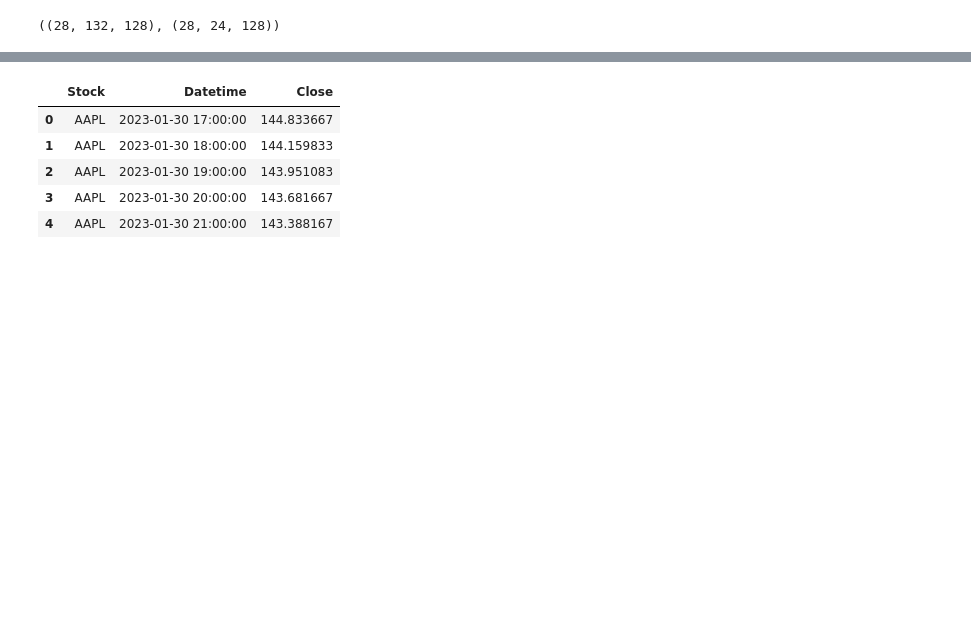
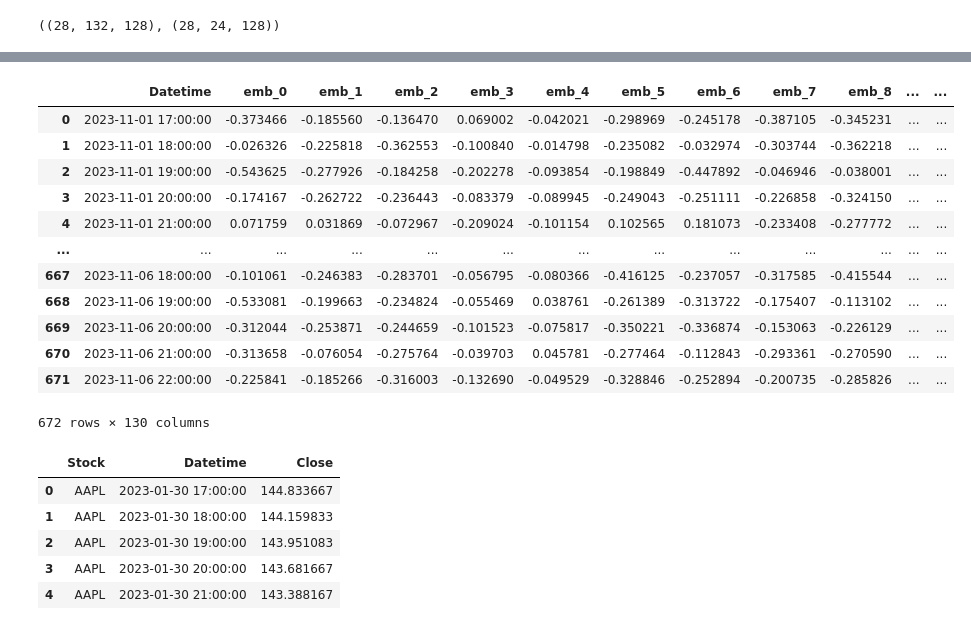
Before and after one commit to petrsokerin/Stock_Embedding, a Jupyter notebook: notebooks/TS2Vec.ipynb, the cells around one changed output, grey strips where cells are left out. Cells and saved outputs as stored; diff of their text form; code cells hidden in the pictures; blank space fills up the shorter version.

```diff
--- a/notebooks/TS2Vec.ipynb
+++ b/notebooks/TS2Vec.ipynb
@@ -363,3 +257,19 @@ X_train.head()
+# %%
+X_test
+# %% [output]
+|  | Datetime | emb_0 | emb_1 | emb_2 | emb_3 | emb_4 | emb_5 | emb_6 | emb_7 | emb_8 | ... | ... |
+| 0 | 2023-11-01 17:00:00 | -0.373466 | -0.185560 | -0.136470 | 0.069002 | -0.042021 | -0.298969 | -0.245178 | -0.387105 | -0.345231 | ... | ... |
+| 1 | 2023-11-01 18:00:00 | -0.026326 | -0.225818 | -0.362553 | -0.100840 | -0.014798 | -0.235082 | -0.032974 | -0.303744 | -0.362218 | ... | ... |
+| 2 | 2023-11-01 19:00:00 | -0.543625 | -0.277926 | -0.184258 | -0.202278 | -0.093854 | -0.198849 | -0.447892 | -0.046946 | -0.038001 | ... | ... |
+| 3 | 2023-11-01 20:00:00 | -0.174167 | -0.262722 | -0.236443 | -0.083379 | -0.089945 | -0.249043 | -0.251111 | -0.226858 | -0.324150 | ... | ... |
+| 4 | 2023-11-01 21:00:00 | 0.071759 | 0.031869 | -0.072967 | -0.209024 | -0.101154 | 0.102565 | 0.181073 | -0.233408 | -0.277772 | ... | ... |
+| ... | ... | ... | ... | ... | ... | ... | ... | ... | ... | ... | ... | ... |
+| 667 | 2023-11-06 18:00:00 | -0.101061 | -0.246383 | -0.283701 | -0.056795 | -0.080366 | -0.416125 | -0.237057 | -0.317585 | -0.415544 | ... | ... |
+| 668 | 2023-11-06 19:00:00 | -0.533081 | -0.199663 | -0.234824 | -0.055469 | 0.038761 | -0.261389 | -0.313722 | -0.175407 | -0.113102 | ... | ... |
+| 669 | 2023-11-06 20:00:00 | -0.312044 | -0.253871 | -0.244659 | -0.101523 | -0.075817 | -0.350221 | -0.336874 | -0.153063 | -0.226129 | ... | ... |
+| 670 | 2023-11-06 21:00:00 | -0.313658 | -0.076054 | -0.275764 | -0.039703 | 0.045781 | -0.277464 | -0.112843 | -0.293361 | -0.270590 | ... | ... |
+| 671 | 2023-11-06 22:00:00 | -0.225841 | -0.185266 | -0.316003 | -0.132690 | -0.049529 | -0.328846 | -0.252894 | -0.200735 | -0.285826 | ... | ... |
+672 rows × 130 columns
 # %%
 y = df_best.set_index('Datetime').groupby(
     ['Stock', pd.Grouper( freq='h')],
```
Also changed, not shown: parts of 42 cells of this notebook.
